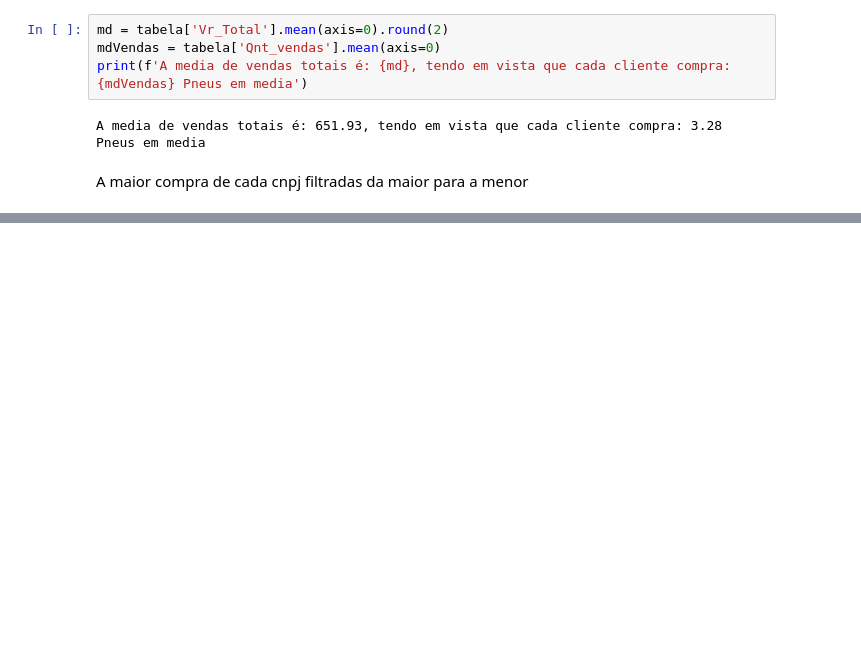
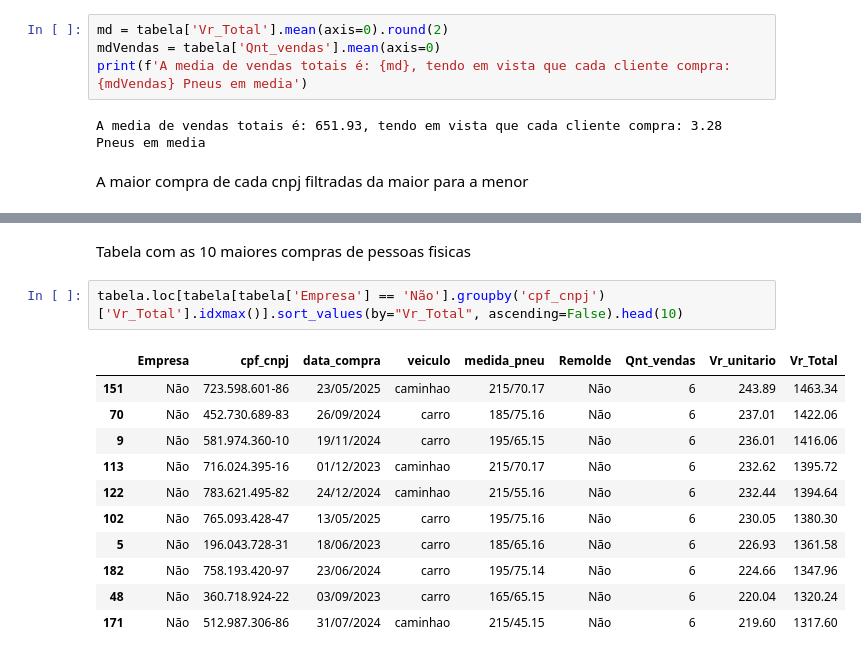
Before and after one commit to BobTheConstructor/Estudos, a Jupyter notebook: PyDados.ipynb, the cells around one changed output, grey strips where cells are left out. Drawn from its saved outputs; the diff is of its cells as text; blank space fills up the shorter version.

```diff
--- a/PyDados.ipynb
+++ b/PyDados.ipynb
@@ -128,0 +131,16 @@ tabela.loc[tabela[tabela['Empresa'] == 'Sim'].groupby('cpf_cnpj')['Vr_Total'].id
+# %% [markdown]
+Tabela com as 10 maiores compras de pessoas fisicas
+# %%
+tabela.loc[tabela[tabela['Empresa'] == 'Não'].groupby('cpf_cnpj')['Vr_Total'].idxmax()].sort_values(by="Vr_Total", ascending=False).head(10)
+# %% [output]
+|  | Empresa | cpf_cnpj | data_compra | veiculo | medida_pneu | Remolde | Qnt_vendas | Vr_unitario | Vr_Total |
+| 151 | Não | 723.598.601-86 | 23/05/2025 | caminhao | 215/70.17 | Não | 6 | 243.89 | 1463.34 |
+| 70 | Não | 452.730.689-83 | 26/09/2024 | carro | 185/75.16 | Não | 6 | 237.01 | 1422.06 |
+| 9 | Não | 581.974.360-10 | 19/11/2024 | carro | 195/65.15 | Não | 6 | 236.01 | 1416.06 |
+| 113 | Não | 716.024.395-16 | 01/12/2023 | caminhao | 215/70.17 | Não | 6 | 232.62 | 1395.72 |
+| 122 | Não | 783.621.495-82 | 24/12/2024 | caminhao | 215/55.16 | Não | 6 | 232.44 | 1394.64 |
+| 102 | Não | 765.093.428-47 | 13/05/2025 | carro | 195/75.16 | Não | 6 | 230.05 | 1380.30 |
+| 5 | Não | 196.043.728-31 | 18/06/2023 | carro | 185/65.16 | Não | 6 | 226.93 | 1361.58 |
+| 182 | Não | 758.193.420-97 | 23/06/2024 | carro | 195/75.14 | Não | 6 | 224.66 | 1347.96 |
+| 48 | Não | 360.718.924-22 | 03/09/2023 | carro | 165/65.15 | Não | 6 | 220.04 | 1320.24 |
+| 171 | Não | 512.987.306-86 | 31/07/2024 | caminhao | 215/45.15 | Não | 6 | 219.60 | 1317.60 |
```
Also changed, not shown: parts of 3 cells of this notebook.
